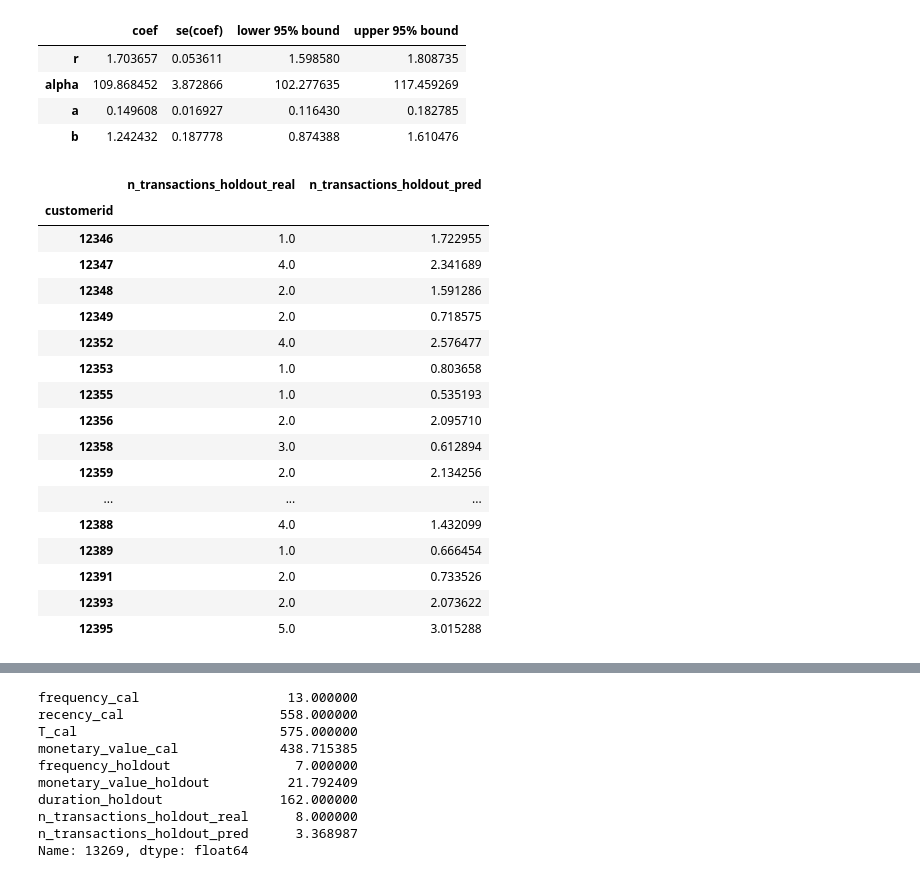
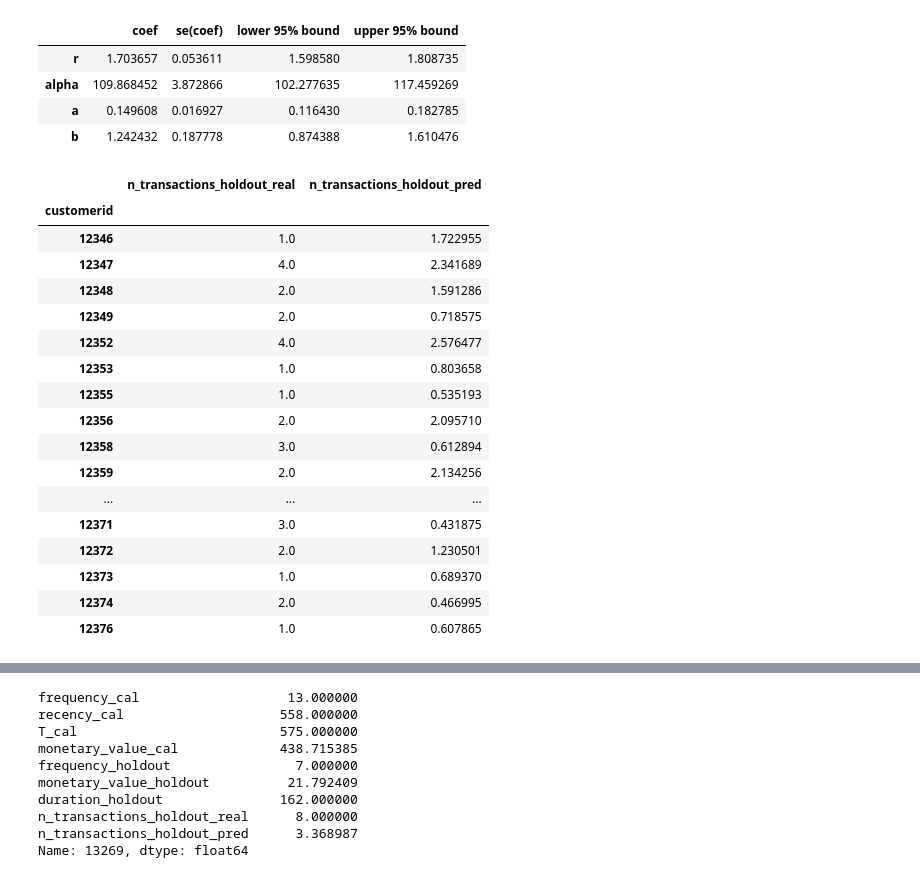
Before and after one commit to nicholaycaumeran/DS, a Jupyter notebook: CLVRetail.ipynb, the cells around one changed output, grey strips where cells are left out. Saved outputs shown, nothing was run; the diff lists cells and outputs as text; code cells hidden in the pictures.

```diff
--- a/CLVRetail.ipynb
+++ b/CLVRetail.ipynb
@@ -369,35 +381,35 @@ bgf_cal.summary
 # %%
 # comparison of actual vs predicted number of transaction in the observation/holdout period
 # the real number of transactions in the observation period, which equals frequency_holdout + 1
 rfm_cal_holdout["n_transactions_holdout_real"]  = rfm_cal_holdout["frequency_holdout"] + 1
 
 # the predicted number of transactions in the next t preiods (length of the observation period)
 rfm_cal_holdout["n_transactions_holdout_pred"] = bgf.predict(t=161,
                                                     frequency=rfm_cal_holdout['frequency_cal'],
                                                     recency=rfm_cal_holdout['recency_cal'],
                                                     T=rfm_cal_holdout['T_cal'])
 
 # comparison of the real and predicted transactions
-rfm_cal_holdout[["n_transactions_holdout_real", "n_transactions_holdout_pred"]].head(30)
+rfm_cal_holdout[["n_transactions_holdout_real", "n_transactions_holdout_pred"]].head(20)
 # %% [output]
 |  | n_transactions_holdout_real | n_transactions_holdout_pred |
 | customerid |  |  |
 | 12346 | 1.0 | 1.722955 |
 | 12347 | 4.0 | 2.341689 |
 | 12348 | 2.0 | 1.591286 |
 | 12349 | 2.0 | 0.718575 |
 | 12352 | 4.0 | 2.576477 |
 | 12353 | 1.0 | 0.803658 |
 | 12355 | 1.0 | 0.535193 |
 | 12356 | 2.0 | 2.095710 |
 | 12358 | 3.0 | 0.612894 |
 | 12359 | 2.0 | 2.134256 |
 | ... | ... | ... |
-| 12388 | 4.0 | 1.432099 |
-| 12389 | 1.0 | 0.666454 |
-| 12391 | 2.0 | 0.733526 |
-| 12393 | 2.0 | 2.073622 |
-| 12395 | 5.0 | 3.015288 |
+| 12371 | 3.0 | 0.431875 |
+| 12372 | 2.0 | 1.230501 |
+| 12373 | 1.0 | 0.689370 |
+| 12374 | 2.0 | 0.466995 |
+| 12376 | 1.0 | 0.607865 |
 # %%
 from sklearn.metrics import mean_squared_error
 
```
Also changed, not shown: parts of 39 cells of this notebook.
